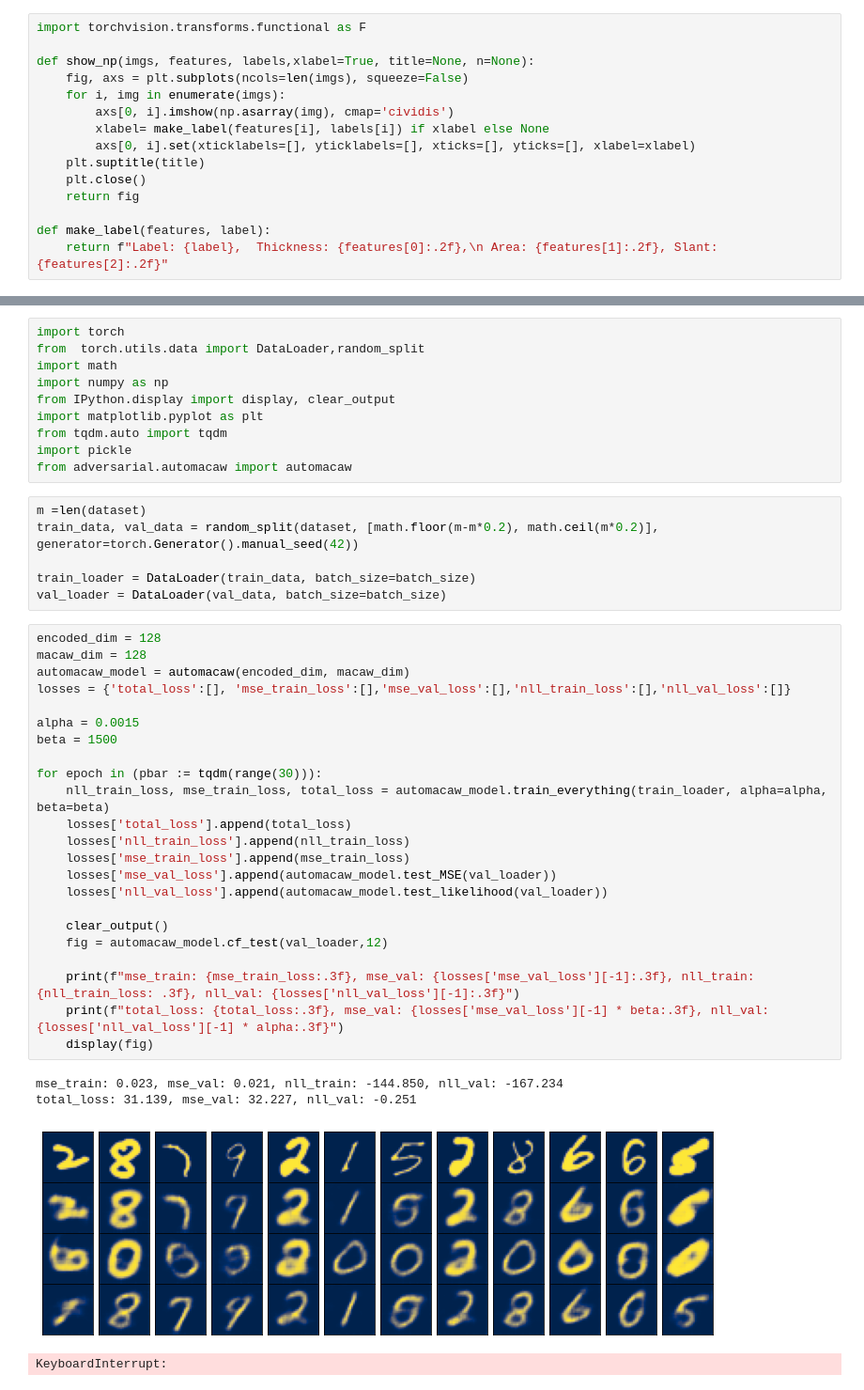
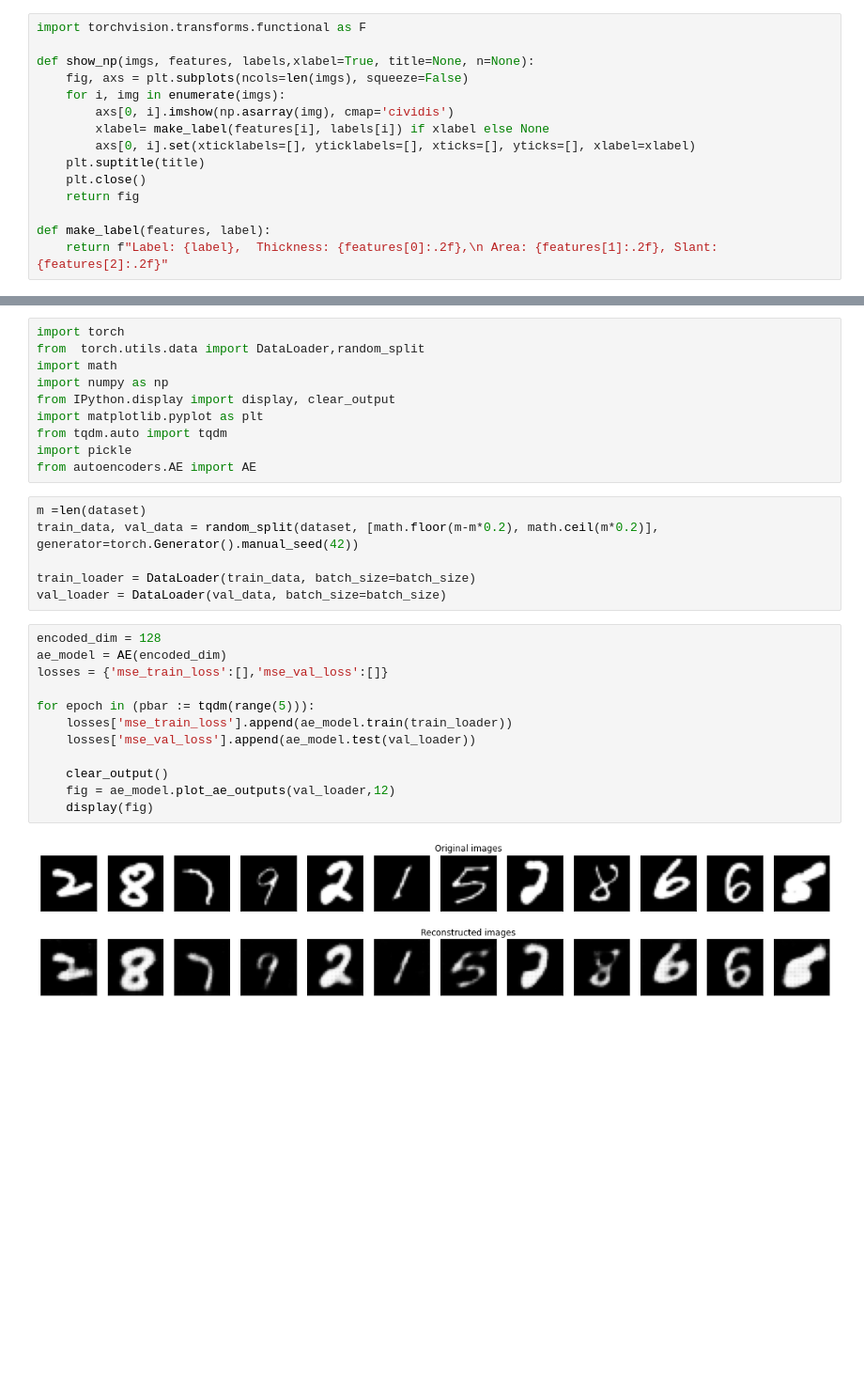
Before and after one commit to vibujithan/autoencoders, a Jupyter notebook: MorphoMNIST-AE.ipynb, the cells around one changed output, grey strips where cells are left out. Shown: that part at 94% size. Drawn from its saved outputs; the diff is of its cells as text; blank space fills up the shorter version.

```diff
--- a/MorphoMNIST-AE.ipynb
+++ b/MorphoMNIST-AE.ipynb
@@ -45,39 +37,25 @@ from IPython.display import display, clear_output
 import matplotlib.pyplot as plt
 from tqdm.auto import tqdm
 import pickle
-from adversarial.automacaw import automacaw
+from autoencoders.AE import AE
 # %%
 m =len(dataset)
 train_data, val_data = random_split(dataset, [math.floor(m-m*0.2), math.ceil(m*0.2)], generator=torch.Generator().manual_seed(42))
 
 train_loader = DataLoader(train_data, batch_size=batch_size)
 val_loader = DataLoader(val_data, batch_size=batch_size)
-# %%
-encoded_dim = 128
-macaw_dim = 128
-automacaw_model = automacaw(encoded_dim, macaw_dim)
-losses = {'total_loss':[], 'mse_train_loss':[],'mse_val_loss':[],'nll_train_loss':[],'nll_val_loss':[]}
-
-alpha = 0.0015
-beta = 1500
-
-for epoch in (pbar := tqdm(range(30))):
-    nll_train_loss, mse_train_loss, total_loss = automacaw_model.train_everything(train_loader, alpha=alpha, beta=beta)
-    losses['total_loss'].append(total_loss)
-    losses['nll_train_loss'].append(nll_train_loss)
-    losses['mse_train_loss'].append(mse_train_loss)
-    losses['mse_val_loss'].append(automacaw_model.test_MSE(val_loader))
-    losses['nll_val_loss'].append(automacaw_model.test_likelihood(val_loader))
-
-    clear_output()
-    fig = automacaw_model.cf_test(val_loader,12)
-
-    print(f"mse_train: {mse_train_loss:.3f}, mse_val: {losses['mse_val_loss'][-1]:.3f}, nll_train: {nll_train_loss: .3f}, nll_val: {losses['nll_val_loss'][-1]:.3f}")
-    print(f"total_loss: {total_loss:.3f}, mse_val: {losses['mse_val_loss'][-1] * beta:.3f}, nll_val: {losses['nll_val_loss'][-1] * alpha:.3f}")
-    display(fig)
-# %% [output]
-mse_train: 0.023, mse_val: 0.021, nll_train: -144.850, nll_val: -167.234
-total_loss: 31.139, mse_val: 32.227, nll_val: -0.251
-[figure, removed]
-KeyboardInterrupt:
+# %%
+encoded_dim = 128
+ae_model = AE(encoded_dim)
+losses = {'mse_train_loss':[],'mse_val_loss':[]}
+
+for epoch in (pbar := tqdm(range(5))):
+    losses['mse_train_loss'].append(ae_model.train(train_loader))
+    losses['mse_val_loss'].append(ae_model.test(val_loader))
+
+    clear_output()
+    fig = ae_model.plot_ae_outputs(val_loader,12)
+    display(fig)
+# %% [output]
+[figure, added]
 # %%
```
Also changed, not shown: parts of 30 cells of this notebook, 5 other files.
